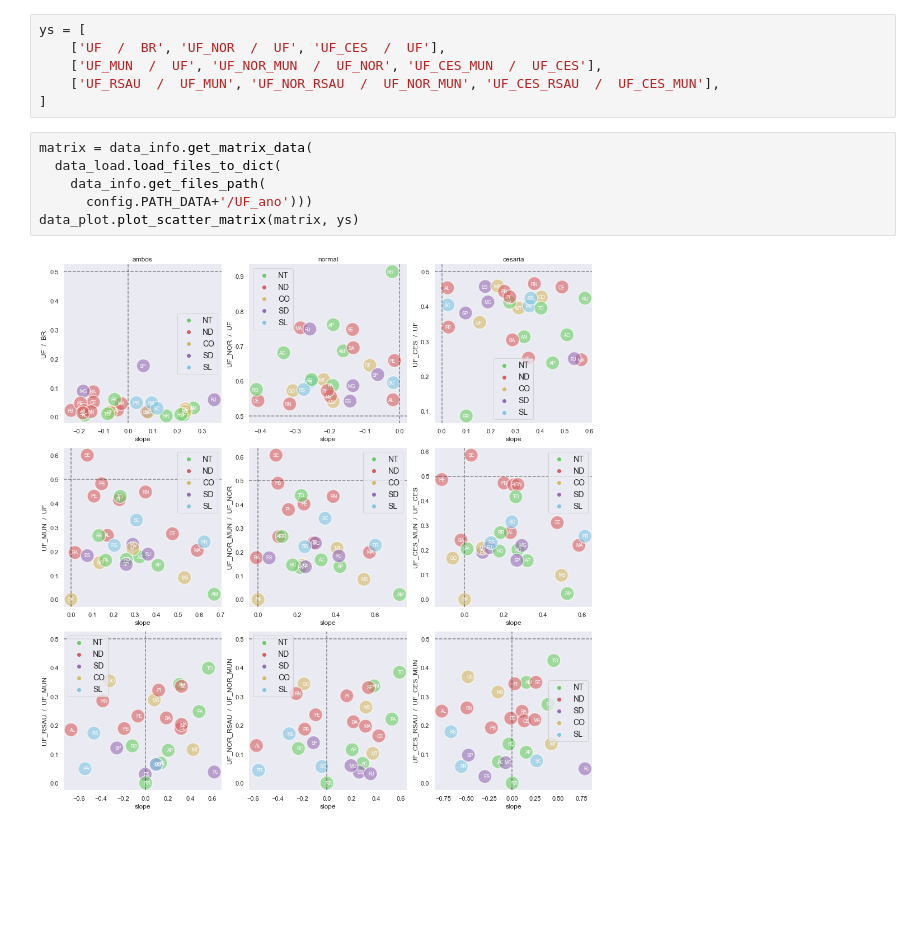
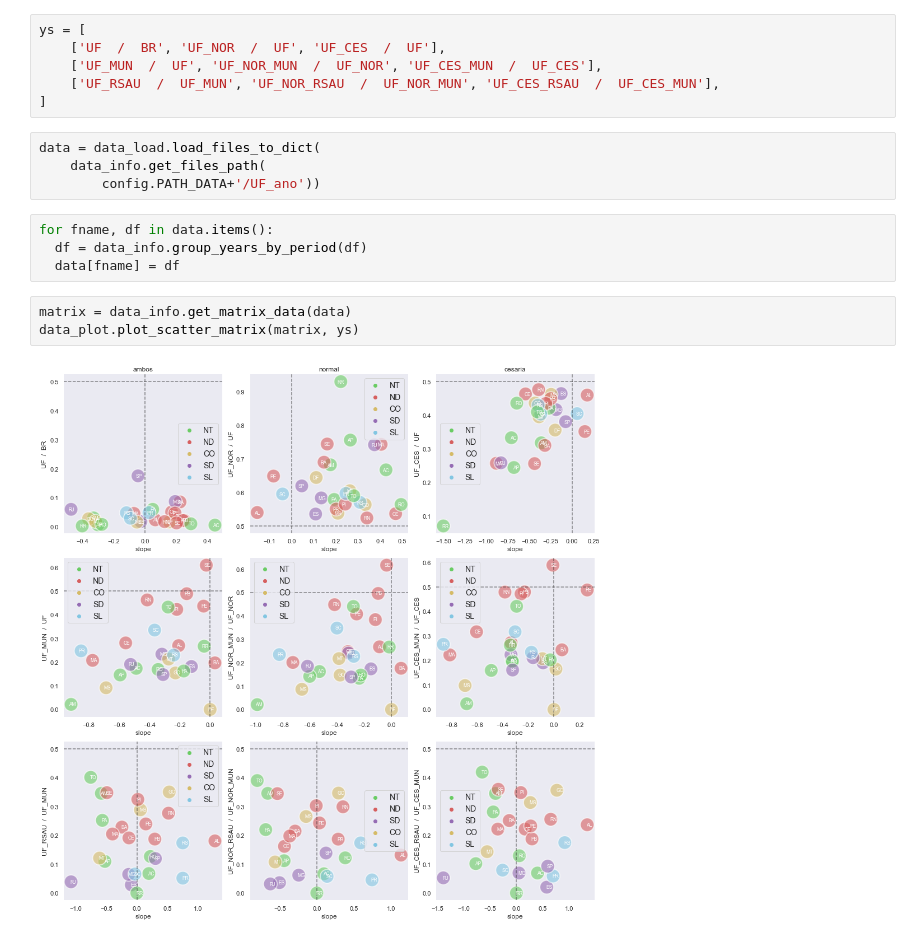
Before and after one commit to lucaslopes/gestantes, a Jupyter notebook: notebook.ipynb, the cells around one changed output. Drawn from its saved outputs; the diff is of its cells as text; blank space fills up the shorter version.

```diff
--- a/notebook.ipynb
+++ b/notebook.ipynb
@@ -9,13 +12,18 @@ ys = [
 	['UF_RSAU  /  UF_MUN', 'UF_NOR_RSAU  /  UF_NOR_MUN', 'UF_CES_RSAU  /  UF_CES_MUN'],
 ]
 # %%
-matrix = data_info.get_matrix_data(
-  data_load.load_files_to_dict(
-    data_info.get_files_path(
-      config.PATH_DATA+'/UF_ano')))
-data_plot.plot_scatter_matrix(matrix, ys)
+data = data_load.load_files_to_dict(
+	data_info.get_files_path(
+		config.PATH_DATA+'/UF_ano'))
-# %% [output]
-[figure, removed]
+# %%
+for fname, df in data.items():
+  df = data_info.group_years_by_period(df)
+  data[fname] = df
+# %%
+matrix = data_info.get_matrix_data(data)
+data_plot.plot_scatter_matrix(matrix, ys)
+# %% [output]
+[figure, added]
 # %%
 data_info.matrix_rank(matrix, ys)
 # %% [output]
```
Also changed, not shown: parts of 2 cells of this notebook, 2 other files.
